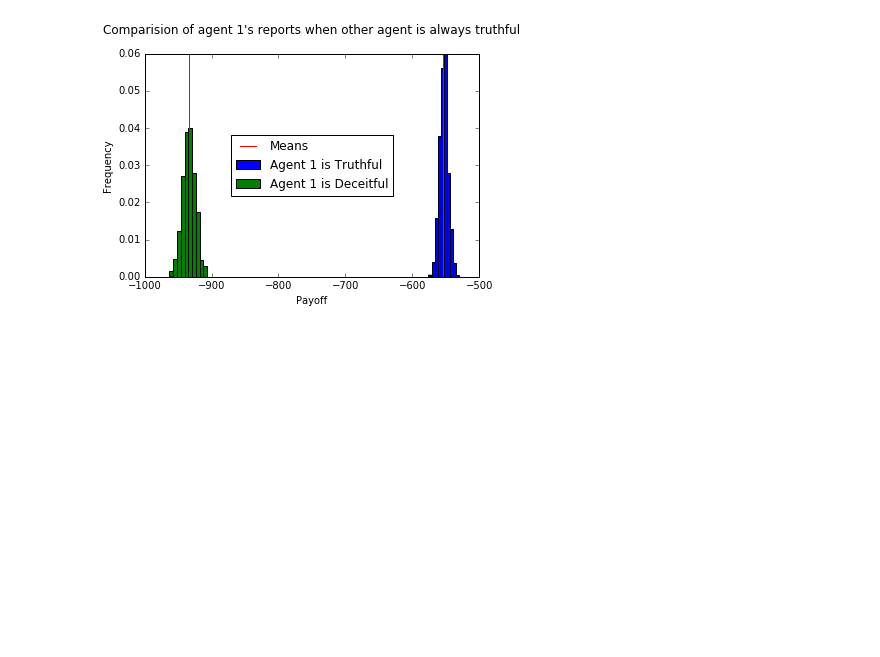
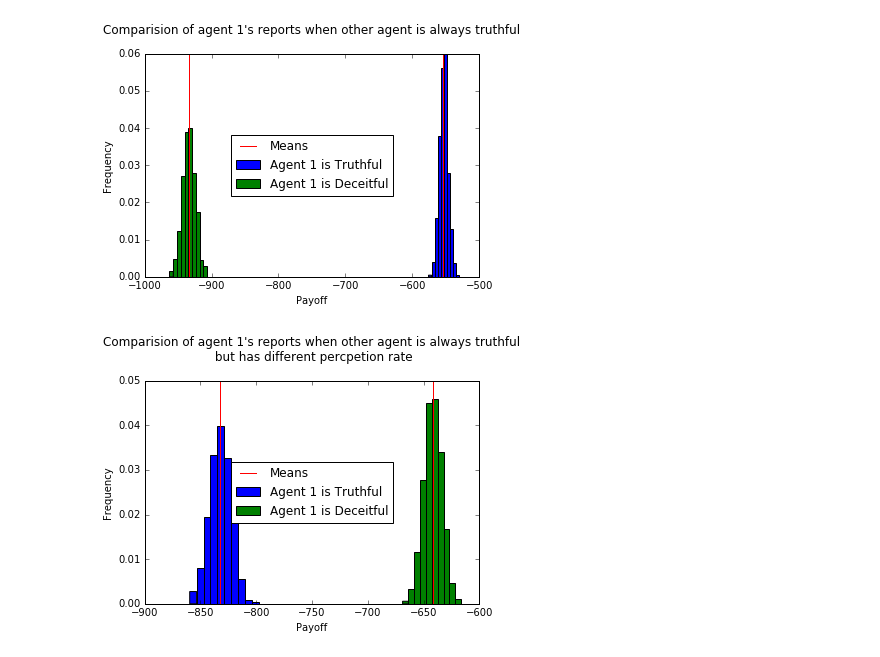
Before and after one commit to chuckyouliu/Crowdsourced-Elicitation, a Jupyter notebook: PPTesting.ipynb, the cells around one changed output. Saved outputs shown, nothing was run; the diff lists cells and outputs as text; code cells hidden in the pictures; blank space fills up the shorter version.

```diff
--- a/PPTesting.ipynb
+++ b/PPTesting.ipynb
@@ -41,3 +41,21 @@ plt.title("Comparision of agent 1's reports when other agent is always truthful\
 plt.show()
 # %% [output]
 [figure]
+# %%
+ag3 = pp.agent_pp(np.array([0.5,0.5]), np.array([[0.25,0.75],[0.45,0.55]]))
+ag3.evaluate_post()
+# %%
+truthful_2 = [simulate_pp(1000, ag1, ag3, True, True) for i in range(1000)]
+liar_2 = [simulate_pp(1000, ag1, ag3, False, True) for i in range(1000)]
+# %%
+plt.hist(truthful_2, normed = True, label = 'Agent 1 is Truthful')
+plt.hist(liar_2, normed = True, label = 'Agent 1 is Deceitful')
+plt.axvline(np.mean(truthful_2), color = 'red',label = 'Means')
+plt.axvline(np.mean(liar_2), color = 'red')
+plt.xlabel('Payoff')
+plt.ylabel('Frequency')
+plt.legend(loc = 10)
+plt.title("Comparision of agent 1's reports when other agent is always truthful\n but has different percpetion rate\n")
+plt.show()
+# %% [output]
+[figure, added]
```
